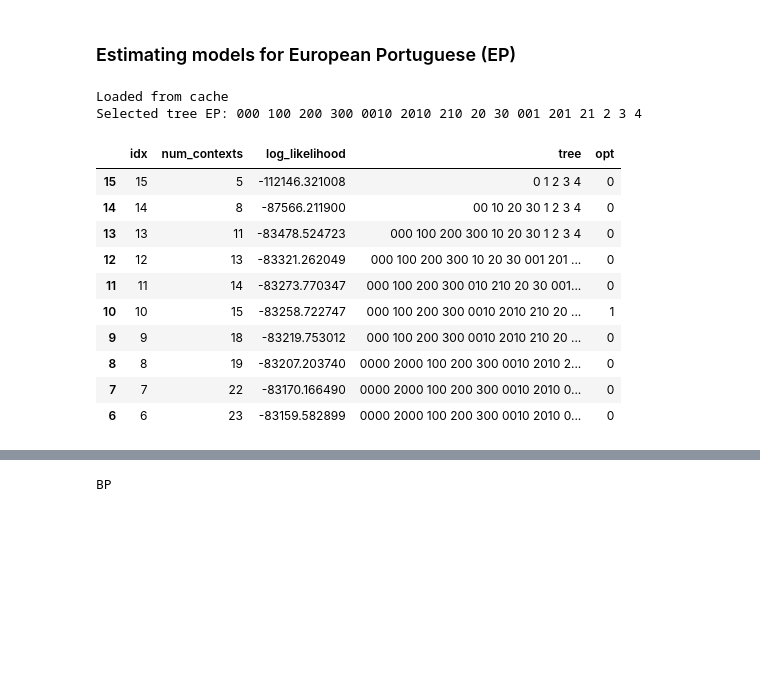
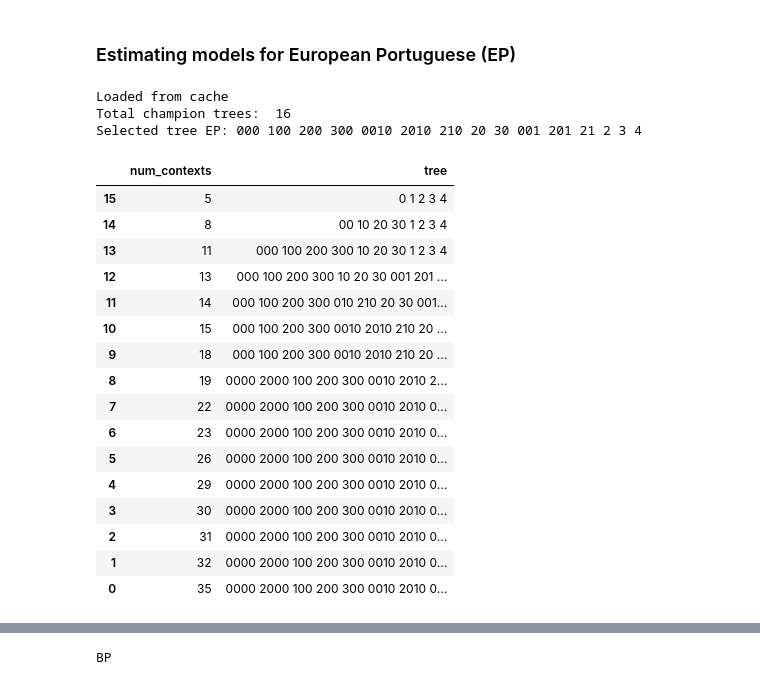
Before and after one commit to neuromat/smallest_maximizer_criterion, a Jupyter notebook: examples/notebooks/4. Linguistic case study.ipynb, the cells around one changed output, grey strips where cells are left out. Saved outputs shown, nothing was run; the diff lists cells and outputs as text; code cells hidden in the pictures; blank space fills up the shorter version.

```diff
--- a/examples/notebooks/4. Linguistic case study.ipynb
+++ b/examples/notebooks/4. Linguistic case study.ipynb
@@ -22,7 +22,7 @@ samples_folder = "../../examples/linguistic_case_study"
 X_bp = Sample('%s/folha.txt' % samples_folder, [0, 1, 2, 3, 4])
 X_ep = Sample('%s/publico.txt' % samples_folder, [0, 1, 2, 3, 4])
 
-cache_folder = "../../examples/linguistic_case_study/cache/smc2"
+cache_folder = "../../examples/linguistic_case_study/cache/smc_compat"
 resamples_folder = '%s/resamples' % cache_folder
 resamples_file = "%s/resamples.txt" % resamples_folder
 # %%
@@ -86,20 +96,28 @@ Selected tree BP: 0000 2000 100 200 300 0010 2010 210 20 30 001 201 21 2 3 4
 # %%
 champion_trees_ep, opt_idx_ep = run_smc(X_ep, instance_name='ep')
 opt_tree_ep = champion_trees_ep[opt_idx_ep]
 df_ep = model_df(champion_trees_ep, opt_idx_ep)
+print("Total champion trees: ", len(champion_trees_ep))
 print("Selected tree EP:", opt_tree_ep.to_str(reverse=True))
-df_ep.head(10)
+df_ep.head(30)[['num_contexts', 'tree']]
 # %% [output]
 Loaded from cache
+Total champion trees:  16
 Selected tree EP: 000 100 200 300 0010 2010 210 20 30 001 201 21 2 3 4
-|  | idx | num_contexts | log_likelihood | tree | opt |
-| 15 | 15 | 5 | -112146.321008 | 0 1 2 3 4 | 0 |
-| 14 | 14 | 8 | -87566.211900 | 00 10 20 30 1 2 3 4 | 0 |
-| 13 | 13 | 11 | -83478.524723 | 000 100 200 300 10 20 30 1 2 3 4 | 0 |
-| 12 | 12 | 13 | -83321.262049 | 000 100 200 300 10 20 30 001 201 ... | 0 |
-| 11 | 11 | 14 | -83273.770347 | 000 100 200 300 010 210 20 30 001... | 0 |
-| 10 | 10 | 15 | -83258.722747 | 000 100 200 300 0010 2010 210 20 ... | 1 |
-| 9 | 9 | 18 | -83219.753012 | 000 100 200 300 0010 2010 210 20 ... | 0 |
-| 8 | 8 | 19 | -83207.203740 | 0000 2000 100 200 300 0010 2010 2... | 0 |
-| 7 | 7 | 22 | -83170.166490 | 0000 2000 100 200 300 0010 2010 0... | 0 |
-| 6 | 6 | 23 | -83159.582899 | 0000 2000 100 200 300 0010 2010 0... | 0 |
+|  | num_contexts | tree |
+| 15 | 5 | 0 1 2 3 4 |
+| 14 | 8 | 00 10 20 30 1 2 3 4 |
+| 13 | 11 | 000 100 200 300 10 20 30 1 2 3 4 |
+| 12 | 13 | 000 100 200 300 10 20 30 001 201 ... |
+| 11 | 14 | 000 100 200 300 010 210 20 30 001... |
+| 10 | 15 | 000 100 200 300 0010 2010 210 20 ... |
+| 9 | 18 | 000 100 200 300 0010 2010 210 20 ... |
+| 8 | 19 | 0000 2000 100 200 300 0010 2010 2... |
+| 7 | 22 | 0000 2000 100 200 300 0010 2010 0... |
+| 6 | 23 | 0000 2000 100 200 300 0010 2010 0... |
+| 5 | 26 | 0000 2000 100 200 300 0010 2010 0... |
+| 4 | 29 | 0000 2000 100 200 300 0010 2010 0... |
+| 3 | 30 | 0000 2000 100 200 300 0010 2010 0... |
+| 2 | 31 | 0000 2000 100 200 300 0010 2010 0... |
+| 1 | 32 | 0000 2000 100 200 300 0010 2010 0... |
+| 0 | 35 | 0000 2000 100 200 300 0010 2010 0... |
```
Also changed, not shown: parts of 2 cells of this notebook, 26 other files.
